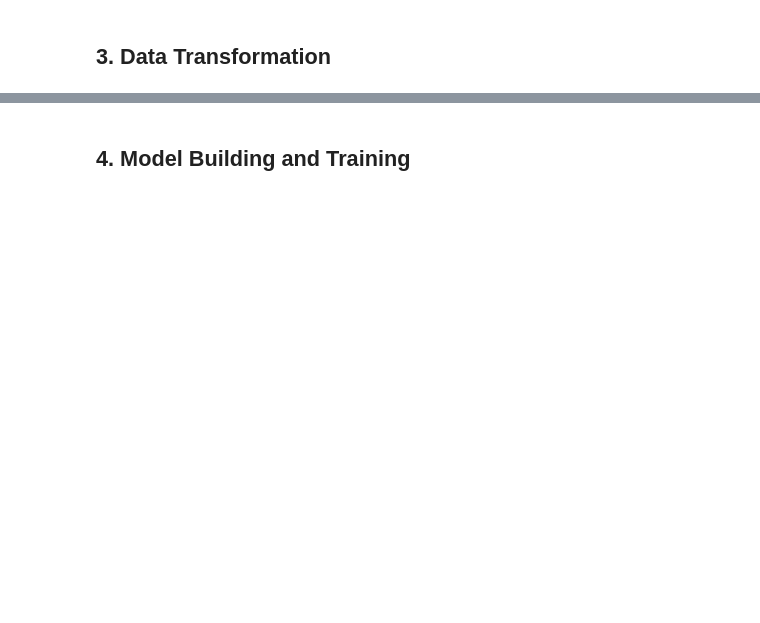
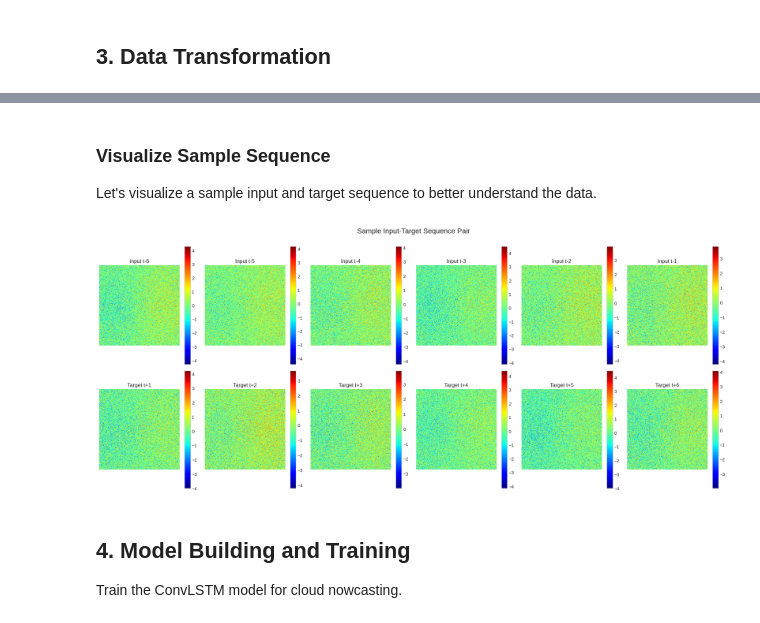
Before and after one commit to xChoco-rmdn/ml-satellite, a Jupyter notebook: notebooks/Satellite_Cloud_Nowcasting_Project_Notebook.ipynb, the cells around one changed output, grey strips where cells are left out. Cells and saved outputs as stored; diff of their text form; code cells hidden in the pictures; blank space fills up the shorter version.

```diff
--- a/notebooks/Satellite_Cloud_Nowcasting_Project_Notebook.ipynb
+++ b/notebooks/Satellite_Cloud_Nowcasting_Project_Notebook.ipynb
@@ -155,22 +146,2 @@ plt.show()
 # %% [markdown]
 ## 3. Data Transformation
-# %%
-# Initialize data transformation
-data_transform = DataTransformation()
-
-# Transform data
-logger.info("Starting data transformation...")
-start_time = time.time()
-
-(X_train, y_train), (X_test, y_test) = data_transform.initiate_data_transformation(
-    train_data, test_data
-)
-
-end_time = time.time()
-logger.info(f"Data transformation completed in {end_time - start_time:.2f} seconds")
-
-# Print the shapes
-print(f"X_train shape: {X_train.shape}")
-print(f"y_train shape: {y_train.shape}")
-print(f"X_test shape: {X_test.shape}")
-print(f"y_test shape: {y_test.shape}")
@@ -179,31 +181,40 @@ print(f"y_test shape: {y_test.shape}")
+# %% [markdown]
+### Visualize Sample Sequence
+
+Let's visualize a sample input and target sequence to better understand the data.
 # %%
-# Visualize a sample input and target sequence
-sample_idx = 0
+# Visualize a sample sequence
+try:
+    # Load sample sequence
+    X_sample = np.load(f"{sample_dir}/sample_input_sequence.npy")
+    y_sample = np.load(f"{sample_dir}/sample_target_sequence.npy")
 
-# Save sample sequences for future use
-np.save("data/processed/samples/sample_input_sequence.npy", X_train[sample_idx])
-np.save("data/processed/samples/sample_target_sequence.npy", y_train[sample_idx])
+    # Plot input sequence
+    plt.figure(figsize=(15, 5))
+    for i in range(X_sample.shape[0]):
+        plt.subplot(1, X_sample.shape[0], i+1)
+        plt.imshow(X_sample[i], cmap='jet')
+        plt.title(f'Input t-{X_sample.shape[0]-i}')
+        plt.colorbar()
+        plt.axis('off')
+    plt.tight_layout()
+    plt.show()
 
-plt.figure(figsize=(20, 8))
+    # Plot target sequence
+    plt.figure(figsize=(15, 5))
+    for i in range(y_sample.shape[0]):
+        plt.subplot(1, y_sample.shape[0], i+1)
+        plt.imshow(y_sample[i], cmap='jet')
+        plt.title(f'Target t+{i+1}')
+        plt.colorbar()
+        plt.axis('off')
+    plt.tight_layout()
+    plt.show()
 
-# Plot input sequence
-for i in range(X_train.shape[1]):  # For each time step in input sequence
-    plt.subplot(2, 6, i+1)
-    plt.imshow(X_train[sample_idx, i], cmap='jet')
-    plt.title(f'Input t-{X_train.shape[1]-i}')
-    plt.colorbar()
-    plt.axis('off')
-
-# Plot target sequence
-for i in range(y_train.shape[1]):  # For each time step in target sequence
-    plt.subplot(2, 6, i+7)
-    plt.imshow(y_train[sample_idx, i], cmap='jet')
-    plt.title(f'Target t+{i+1}')
-    plt.colorbar()
-    plt.axis('off')
-
-plt.tight_layout()
-plt.suptitle('Sample Input-Target Sequence Pair', y=1.05, fontsize=16)
-plt.show()
+except Exception as e:
+    logger.error(f"Error visualizing sample sequence: {str(e)}")
+# %% [output]
+[figure, added]
 # %% [markdown]
 ## 4. Model Building and Training
+Train the ConvLSTM model for cloud nowcasting.
```
Also changed, not shown: parts of 35 cells of this notebook.
